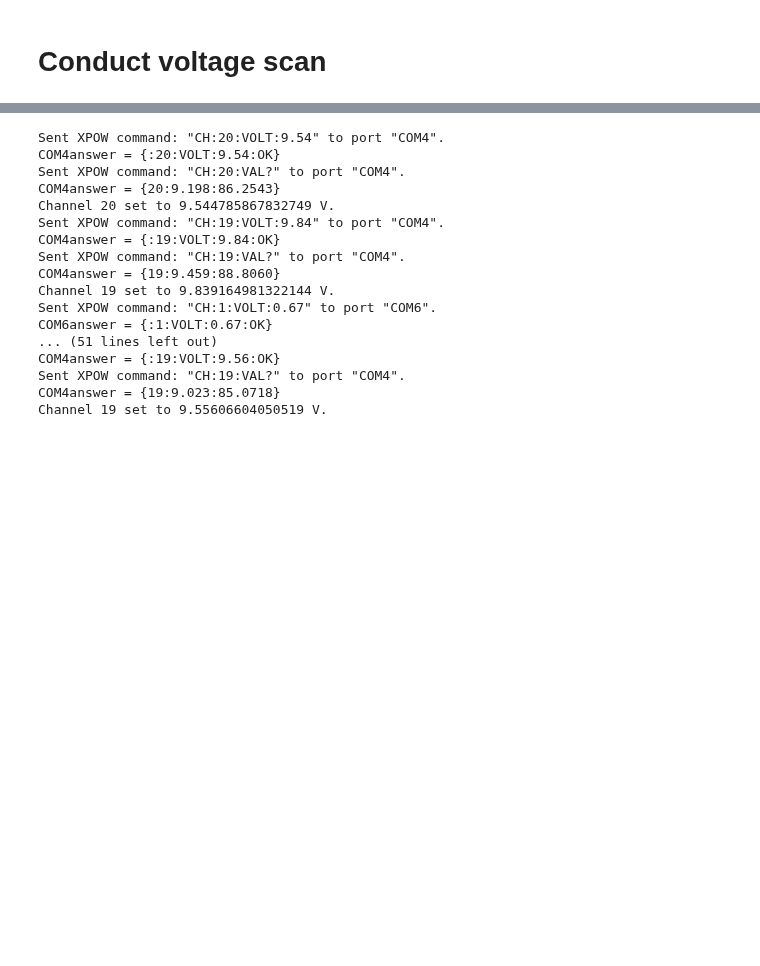
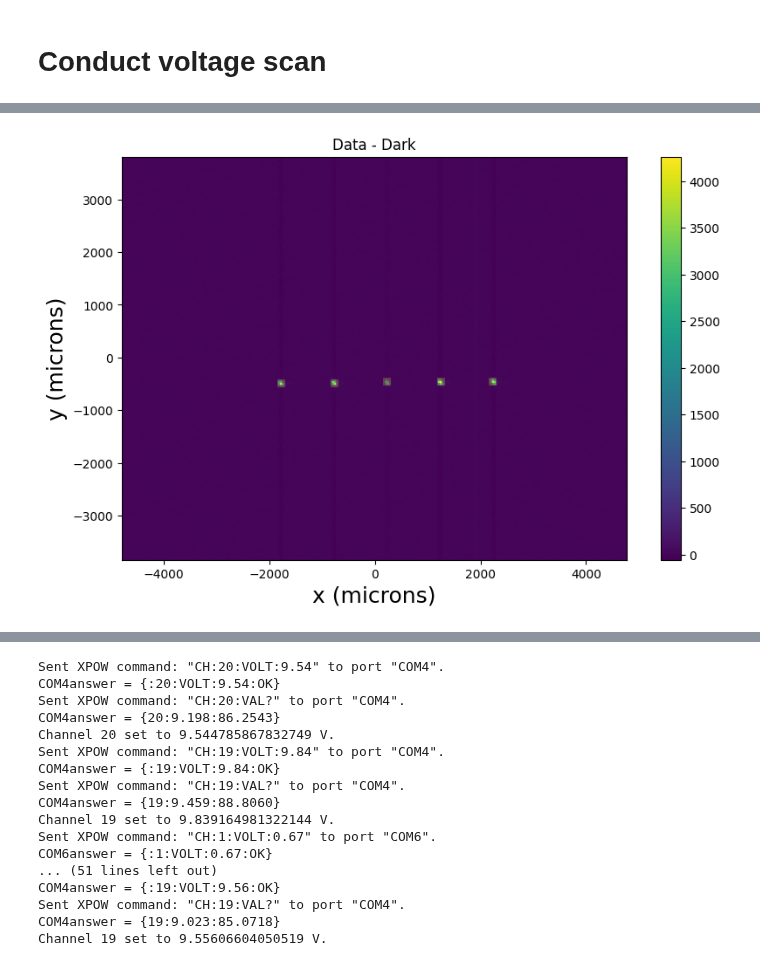
Before and after one commit to apaiasno/ETL_PIC, a Jupyter notebook: XenicsImaging_Acquire_20251113.ipynb, the cells around one changed output, grey strips where cells are left out. Saved outputs shown, nothing was run; the diff lists cells and outputs as text; code cells hidden in the pictures; blank space fills up the shorter version.

```diff
--- a/XenicsImaging_Acquire_20251113.ipynb
+++ b/XenicsImaging_Acquire_20251113.ipynb
@@ -240,0 +254,18 @@ importlib.reload(PIC)
+# %%
+fig, ax = plt.subplots(1, 1, figsize=(10,6))
+cbar_norm = colors.Normalize(vmin=0, vmax=vmax)
+
+cbar_norm = colors.Normalize(vmin=0, vmax=vmax)
+im = ax.pcolormesh(x, y, data_reduce, zorder=0)
+for mask in outputs_masks:
+    masked_overlay = np.ma.masked_where(~mask, np.ones_like(mask))
+    ax.pcolormesh(x, y, masked_overlay, cmap=yellow_cmap, alpha=0.2, zorder=1)
+# ax.plot(x[coords[:, 1]], y[coords[:, 0]], 'r+')
+fig.colorbar(im, ax=ax, fraction=0.05*y_dim/x_dim)
+ax.set_xlabel('x (microns)', fontsize=18)
+ax.set_ylabel('y (microns)', fontsize=18)
+ax.set_title('Data - Dark')
+ax.set_aspect('equal')
+plt.show()
+# %% [output]
+[figure, added]
```
Also changed, not shown: parts of 9 cells of this notebook, 4 other files.
